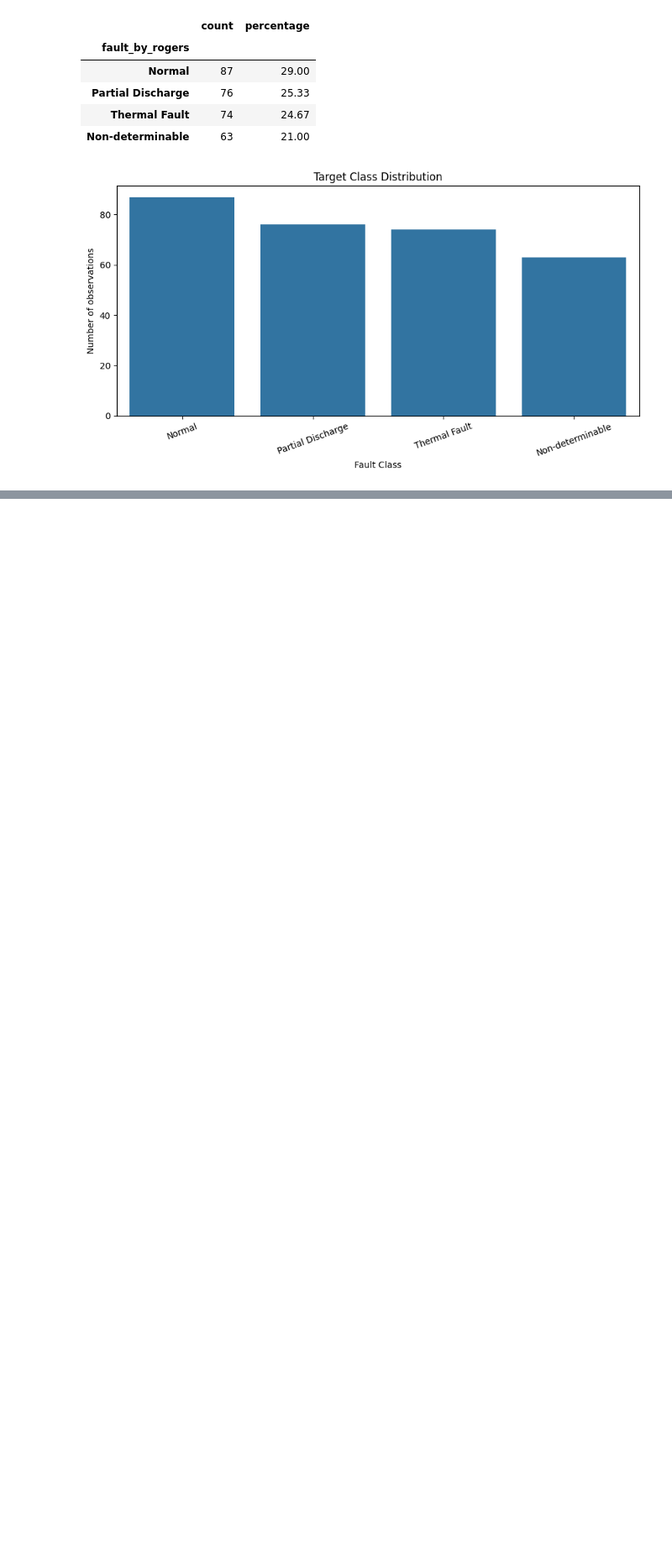
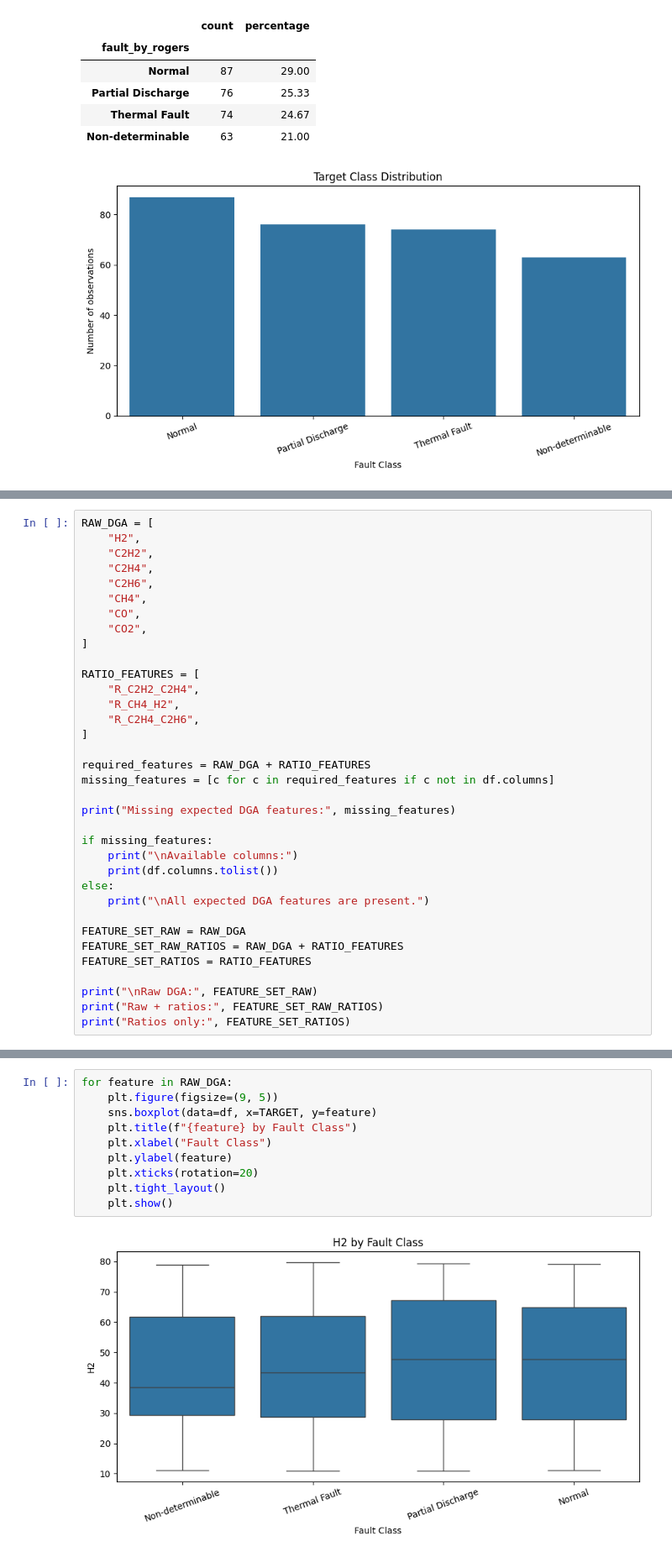
Before and after one commit to Anish-lab455/32513-31005-Advanced-Data-Analytics-Algorithms-Machine-Learning, a Jupyter notebook: Main/Testing_V1.ipynb, the cells around one changed output, grey strips where cells are left out. Shown at 84% size. Cells and saved outputs as stored; diff of their text form; blank space fills up the shorter version.

```diff
--- a/Main/Testing_V1.ipynb
+++ b/Main/Testing_V1.ipynb
@@ -225,0 +258,35 @@ plt.show()
+# %%
+RAW_DGA = [
+    "H2",
+    "C2H2",
+    "C2H4",
+    "C2H6",
+    "CH4",
+    "CO",
+    "CO2",
+]
+
+RATIO_FEATURES = [
+    "R_C2H2_C2H4",
+    "R_CH4_H2",
+    "R_C2H4_C2H6",
+]
+
+required_features = RAW_DGA + RATIO_FEATURES
+missing_features = [c for c in required_features if c not in df.columns]
+
+print("Missing expected DGA features:", missing_features)
+
+if missing_features:
+    print("\nAvailable columns:")
+    print(df.columns.tolist())
+else:
+    print("\nAll expected DGA features are present.")
+
+FEATURE_SET_RAW = RAW_DGA
+FEATURE_SET_RAW_RATIOS = RAW_DGA + RATIO_FEATURES
+FEATURE_SET_RATIOS = RATIO_FEATURES
+
+print("\nRaw DGA:", FEATURE_SET_RAW)
+print("Raw + ratios:", FEATURE_SET_RAW_RATIOS)
+print("Ratios only:", FEATURE_SET_RATIOS)
@@ -225,0 +392,12 @@ plt.show()
+# %%
+for feature in RAW_DGA:
+    plt.figure(figsize=(9, 5))
+    sns.boxplot(data=df, x=TARGET, y=feature)
+    plt.title(f"{feature} by Fault Class")
+    plt.xlabel("Fault Class")
+    plt.ylabel(feature)
+    plt.xticks(rotation=20)
+    plt.tight_layout()
+    plt.show()
+# %% [output]
+[figure, added]
```
Also changed, not shown: parts of 27 cells of this notebook.
